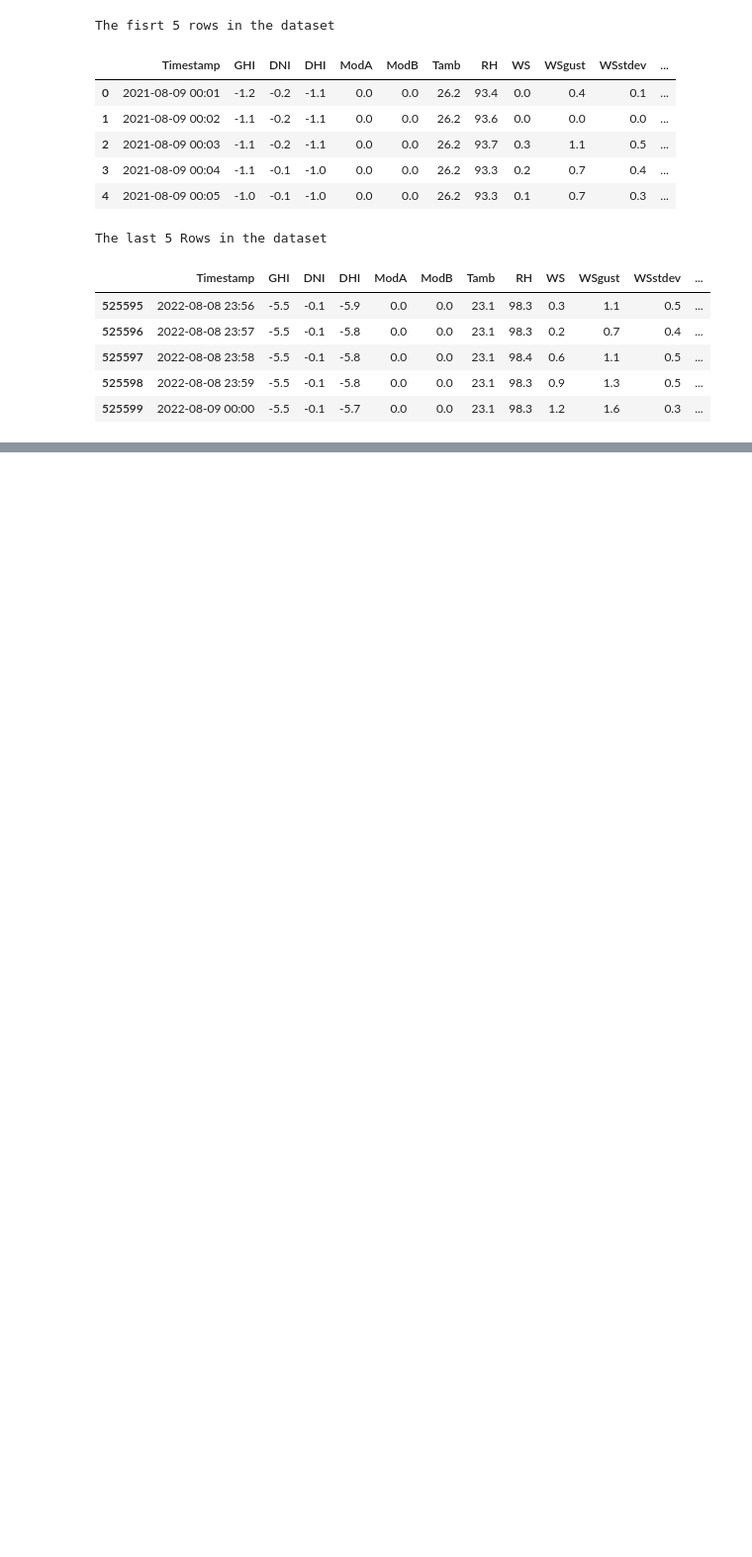
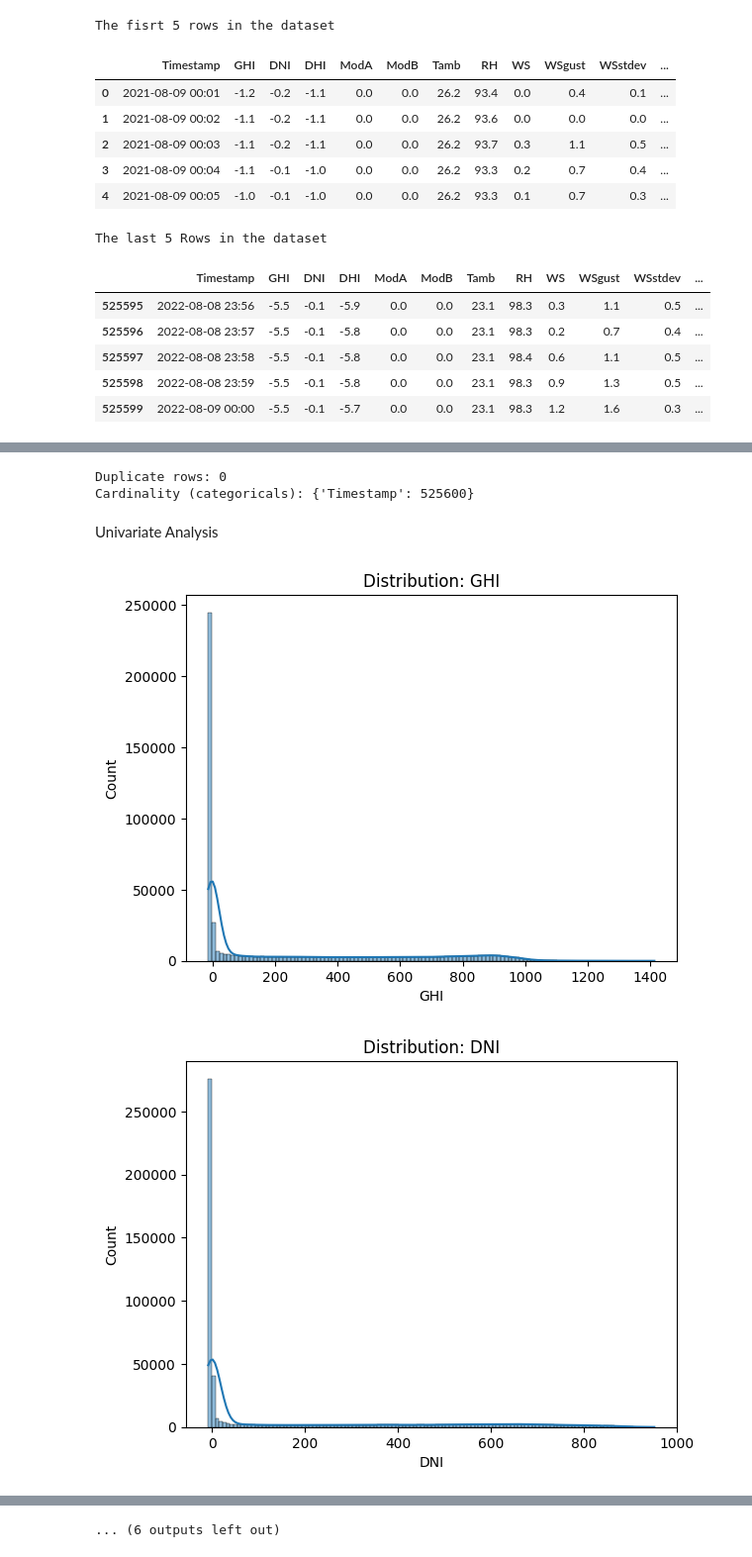
Before and after one commit to Wakgari-Eshetu/solar-challenge-week1, a Jupyter notebook: notebooks/benin_eda.ipynb, the cells around one changed output, grey strips where cells are left out. Shown at 99% size. Saved outputs shown, nothing was run; the diff lists cells and outputs as text; code cells hidden in the pictures; blank space fills up the shorter version.

```diff
--- a/notebooks/benin_eda.ipynb
+++ b/notebooks/benin_eda.ipynb
@@ -54,0 +179,30 @@ The last 5 Rows in the dataset
+# %%
+#check if there is duplicate and if there count them
+dup_count = df.duplicated().sum()
+print("Duplicate rows:", dup_count)
+
+#Cardinality for categoricals if exist
+check1 = df.select_dtypes(include=["object", "category"]).columns.tolist()
+cardinality = {c: df[c].nunique() for c in check1}
+print("Cardinality (categoricals):", cardinality)
+# %% [output]
+Duplicate rows: 0
+Cardinality (categoricals): {'Timestamp': 525600}
+# %% [markdown]
+Univariate Analysis
+# %%
+import numpy as np
+import seaborn as sns
+import matplotlib.pyplot as plt
+from scipy import stats
+num_cols = df.select_dtypes(include=[np.number]).columns.tolist()
+for c in num_cols:
+    plt.figure()
+    sns.histplot(df[c], kde=True)
+    plt.title(f"Distribution: {c}")
+    plt.xlabel(c)
+    plt.ylabel("Count")
+    plt.show()
+# %% [output]
+[figure, added]
+[figure, added]
@@ -54,0 +219 @@ The last 5 Rows in the dataset
+... (6 outputs left out)
```
Also changed, not shown: parts of 15 cells of this notebook.
